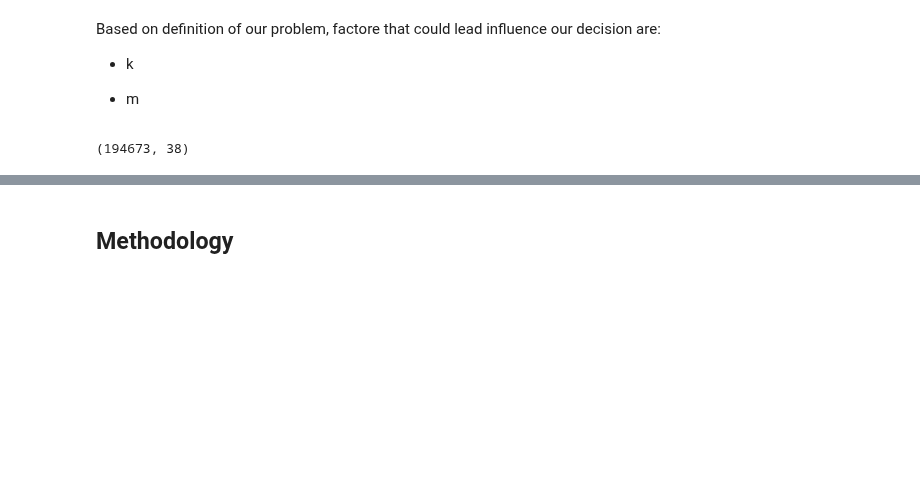
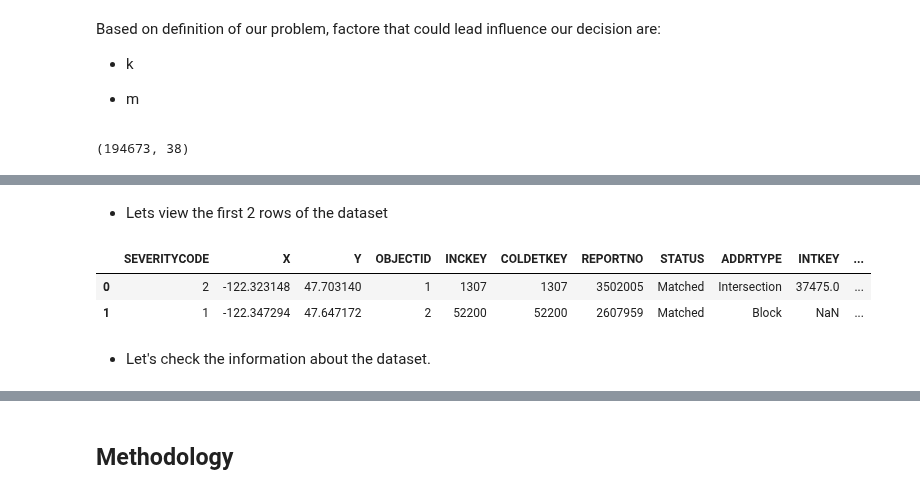
Before and after one commit to bideeen/Coursera_Capstone, a Jupyter notebook: Capstone Project - Car accident severity (Week 2) .ipynb, the cells around one changed output, grey strips where cells are left out. Cells and saved outputs as stored; diff of their text form; code cells hidden in the pictures; blank space fills up the shorter version.

```diff
--- a/Capstone Project - Car accident severity (Week 2) .ipynb
+++ b/Capstone Project - Car accident severity (Week 2) .ipynb
@@ -54,0 +41,10 @@ df.head(20)
+# %% [markdown]
+ - Lets view the first 2 rows of the dataset
+# %%
+car_accident_severity.head(2)
+# %% [output]
+|  | SEVERITYCODE | X | Y | OBJECTID | INCKEY | COLDETKEY | REPORTNO | STATUS | ADDRTYPE | INTKEY | ... |
+| 0 | 2 | -122.323148 | 47.703140 | 1 | 1307 | 1307 | 3502005 | Matched | Intersection | 37475.0 | ... |
+| 1 | 1 | -122.347294 | 47.647172 | 2 | 52200 | 52200 | 2607959 | Matched | Block | NaN | ... |
+# %% [markdown]
+ - Let's check the information about the dataset.
```
Also changed, not shown: parts of 17 cells of this notebook, 3 other files.
